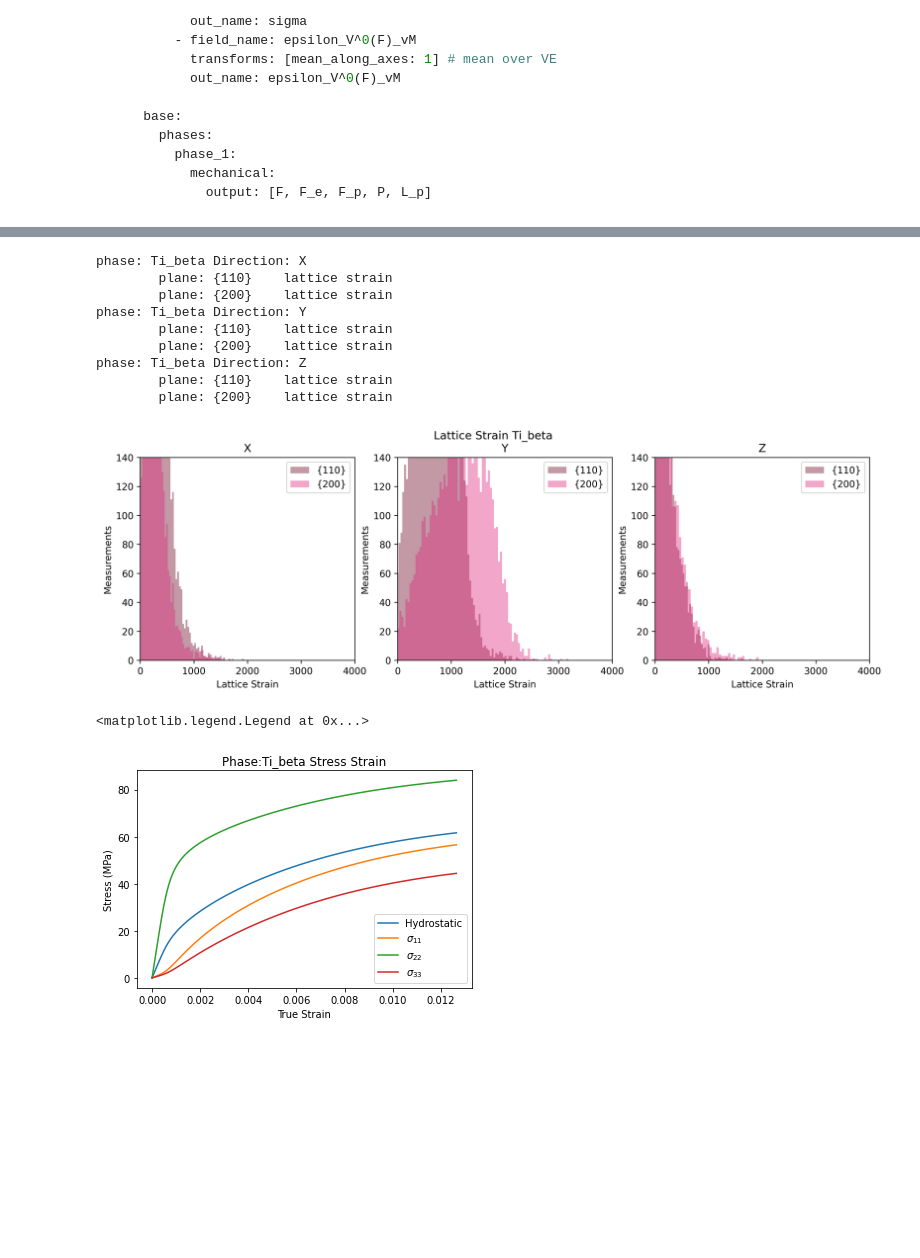
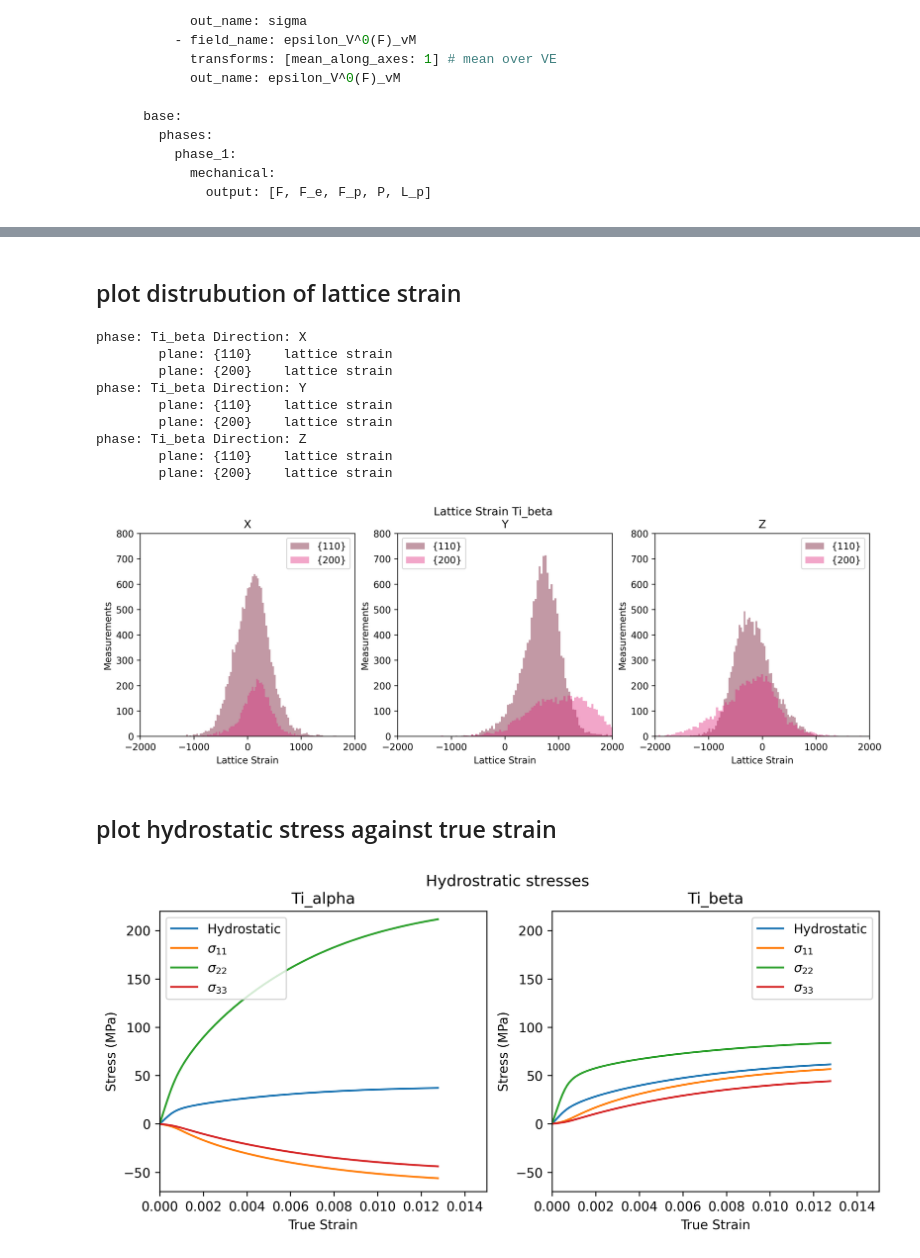
Before and after one commit to LightForm-group/Diffraction-postprocessing, a Jupyter notebook: post-processing_example.ipynb, the cells around one changed output, grey strips where cells are left out. Drawn from its saved outputs; the diff is of its cells as text; code cells hidden in the pictures; blank space fills up the shorter version.

```diff
--- a/post-processing_example.ipynb
+++ b/post-processing_example.ipynb
@@ -165,16 +201,20 @@ NameError: name 'tensor_comp' is not defined
+# %% [markdown]
+## plot distrubution of lattice strain
 # %%
 %matplotlib inline
+
+import pickle
 from plotting import plot_lattice_strain_dist_inc
 
+latticestrain = pickle.load(open(workflow_dir+'lattice_strain.pkl', 'rb'))
+
 fig, axs = plt.subplots(1,3, figsize=(14, 4), dpi=300) # one row, three coloumns
-for i, axis in enumerate(axes):
+fig.suptitle(f"Lattice Strain Ti_beta")
+for i, axis in enumerate(["X", "Y", "Z"]):
     plot_lattice_strain_dist_inc(axs[i], latticestrain, axis,
                                  phase="Ti_beta", inc=100, bins=100,
-                                 xmin=0, xlim=4000,
-                                 ymin=0, ylim=140)
-fig.suptitle(f"Lattice Strain Ti_beta")
-
-plt.savefig(workflow_dir+"Latticestrain_dist_beta_inc100", dpi='figure')
+                                 xmin=-2000, xlim=2000,
+                                 ymin=0, ylim=800)
 # %% [output]
 phase: Ti_beta Direction: X
         plane: {110}    lattice strain
@@ -185,36 +225,47 @@ phase: Ti_beta Direction: Y
 phase: Ti_beta Direction: Z
         plane: {110}    lattice strain
         plane: {200}    lattice strain
-[figure, old version]
+[figure, new version]
+# %% [markdown]
+## plot hydrostatic stress against true strain
 # %%
 import numpy as np
 import matplotlib.pyplot as plt
 ## plot hydrostatic strain with engineering strain
 
+phases = ["Ti_alpha", "Ti_beta"]
 phase="Ti_beta"
+ve_response = workflow.tasks.simulate_volume_element_loading.elements[0].outputs.volume_element_response
 total_incs=range(0,100)
+xmin, xlim = 0, 0.015
+ymin, ylim = -70, 220
 
-true_strain = []
-sigma_X = []
-sigma_Y = []
-sigma_Z = []
-triaxial_stress = []
+fig, axs = plt.subplots(1,2, figsize=(10, 4), dpi=300) # one row, three coloumns
+fig.suptitle('Hydrostratic stresses')
 
-# calculate hydrostatic stress from tensor components
-for inc in range(0, 100):
-    true_strain.append(ve_response["volume_data"]['epsilon_V^0(F)_vM']['data'][inc])
-    sigma_X.append( ve_response["phase_data"][phase+'_sigma']['data'][inc,:,0,0].mean(axis=0)/1e6 )
-    sigma_Y.append( ve_response["phase_data"][phase+'_sigma']['data'][inc,:,1,1].mean(axis=0)/1e6 )
-    sigma_Z.append( ve_response["phase_data"][phase+'_sigma']['data'][inc,:,2,2].mean(axis=0)/1e6 )
-    triaxial_stress.append( (sigma_X[inc] + sigma_Y[inc] + sigma_Z[inc])/3 )
-plt.plot(true_strain, triaxial_stress, label="Hydrostatic")
-plt.plot(true_strain, sigma_X, label="$\sigma_{11}$")
-plt.plot(true_strain, sigma_Y, label="$\sigma_{22}$")
-plt.plot(true_strain, sigma_Z, label="$\sigma_{33}$")
-plt.title(f"Phase:{phase} Stress Strain")
-plt.xlabel("True Strain")
-plt.ylabel("Stress (MPa)")
-plt.legend()
+for i, phase in enumerate(phases):
+    true_strain = []
+    sigma_X = []
+    sigma_Y = []
+    sigma_Z = []
+    triaxial_stress = []
+
+    # calculate hydrostatic stress from tensor components
+    for inc in range(0, 100):
+        true_strain.append(ve_response["volume_data"]['epsilon_V^0(F)_vM']['data'][inc])
+        sigma_X.append( ve_response["phase_data"][phase+'_sigma']['data'][inc,:,0,0].mean(axis=0)/1e6 )
+        sigma_Y.append( ve_response["phase_data"][phase+'_sigma']['data'][inc,:,1,1].mean(axis=0)/1e6 )
+        sigma_Z.append( ve_response["phase_data"][phase+'_sigma']['data'][inc,:,2,2].mean(axis=0)/1e6 )
+        triaxial_stress.append( (sigma_X[inc] + sigma_Y[inc] + sigma_Z[inc])/3 )
+    axs[i].plot(true_strain, triaxial_stress, label="Hydrostatic")
+    axs[i].plot(true_strain, sigma_X, label="$\sigma_{11}$")
+    axs[i].plot(true_strain, sigma_Y, label="$\sigma_{22}$")
+    axs[i].plot(true_strain, sigma_Z, label="$\sigma_{33}$")
+    axs[i].set_title(f"{phase}")
+    axs[i].set_xlabel("True Strain")
+    axs[i].set_xlim(xmin, xlim)
+    axs[i].set_ylabel("Stress (MPa)")
+    axs[i].set_ylim(ymin, ylim)
+    axs[i].legend()
 # %% [output]
-<matplotlib.legend.Legend at 0x...>
-[figure, old version]
+[figure, new version]
```
Also changed, not shown: parts of 12 cells of this notebook, 3 other files.
